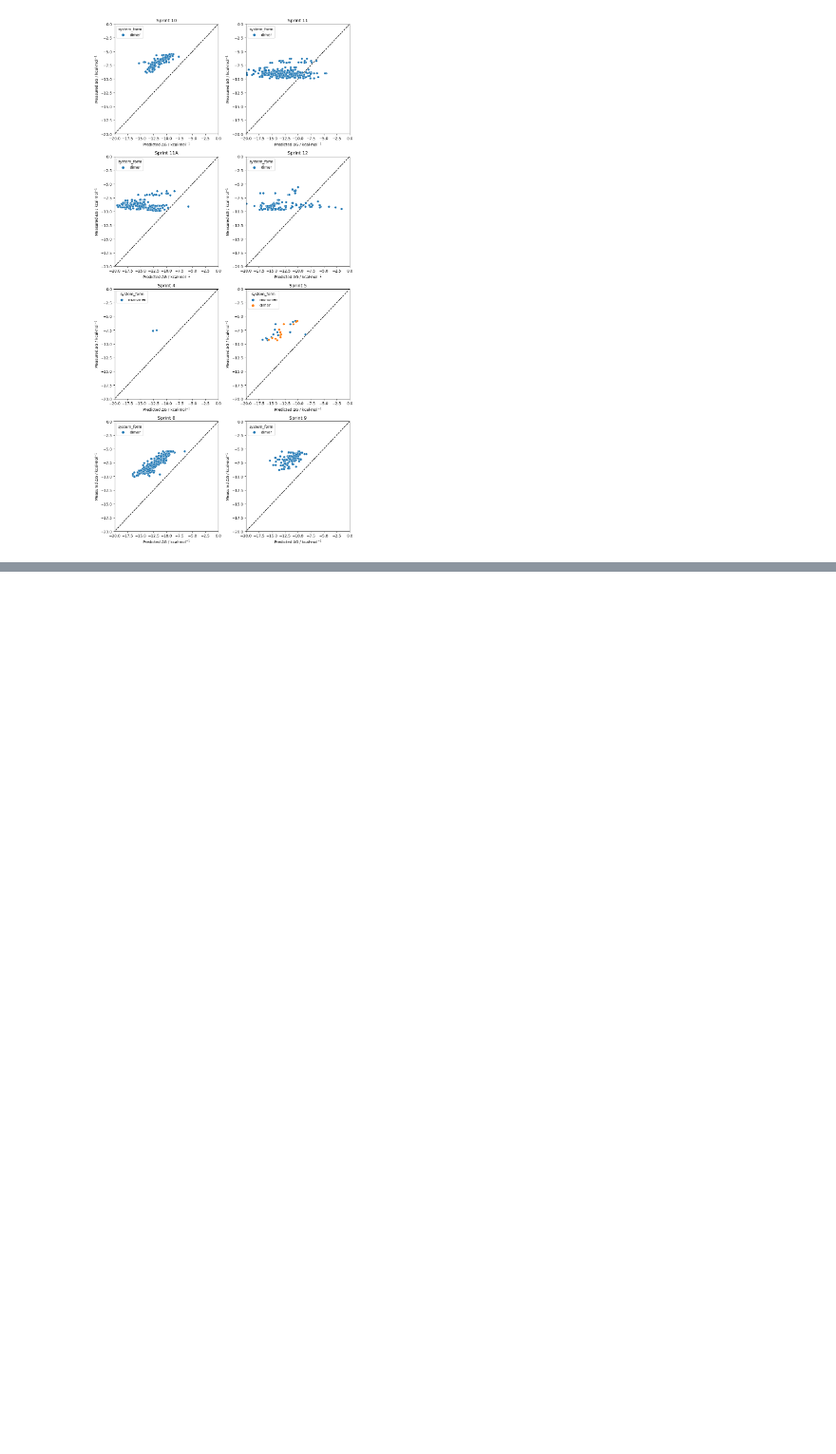
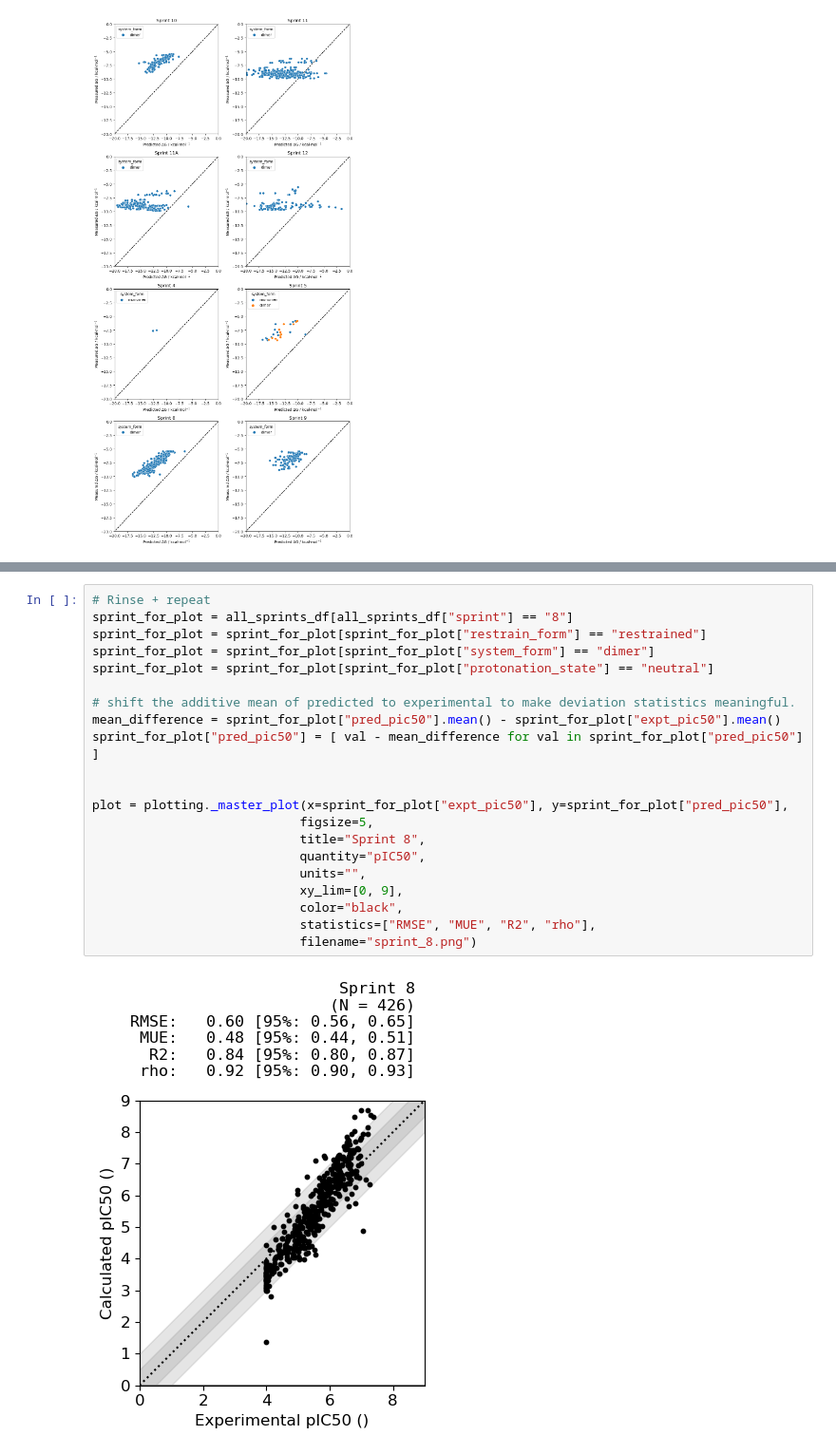
Before and after one commit to asapdiscovery/asapdiscovery, a Jupyter notebook: notebook/moonshot_pred_vs_measured_DG.ipynb, the cells around one changed output, grey strips where cells are left out. Shown at 95% size. Cells and saved outputs as stored; diff of their text form; blank space fills up the shorter version.

```diff
--- a/notebook/moonshot_pred_vs_measured_DG.ipynb
+++ b/notebook/moonshot_pred_vs_measured_DG.ipynb
@@ -210,0 +268,23 @@ plot_scatter(all_sprints_df, split_on="system_form")
+# %%
+# Rinse + repeat
+sprint_for_plot = all_sprints_df[all_sprints_df["sprint"] == "8"]
+sprint_for_plot = sprint_for_plot[sprint_for_plot["restrain_form"] == "restrained"]
+sprint_for_plot = sprint_for_plot[sprint_for_plot["system_form"] == "dimer"]
+sprint_for_plot = sprint_for_plot[sprint_for_plot["protonation_state"] == "neutral"]
+
+# shift the additive mean of predicted to experimental to make deviation statistics meaningful.
+mean_difference = sprint_for_plot["pred_pic50"].mean() - sprint_for_plot["expt_pic50"].mean()
+sprint_for_plot["pred_pic50"] = [ val - mean_difference for val in sprint_for_plot["pred_pic50"] ]
+
+
+plot = plotting._master_plot(x=sprint_for_plot["expt_pic50"], y=sprint_for_plot["pred_pic50"],
+                            figsize=5,
+                            title="Sprint 8",
+                            quantity="pIC50",
+                            units="",
+                            xy_lim=[0, 9],
+                            color="black",
+                            statistics=["RMSE", "MUE", "R2", "rho"],
+                            filename="sprint_8.png")
+# %% [output]
+[figure, added]
```
Also changed, not shown: parts of 8 cells of this notebook.
